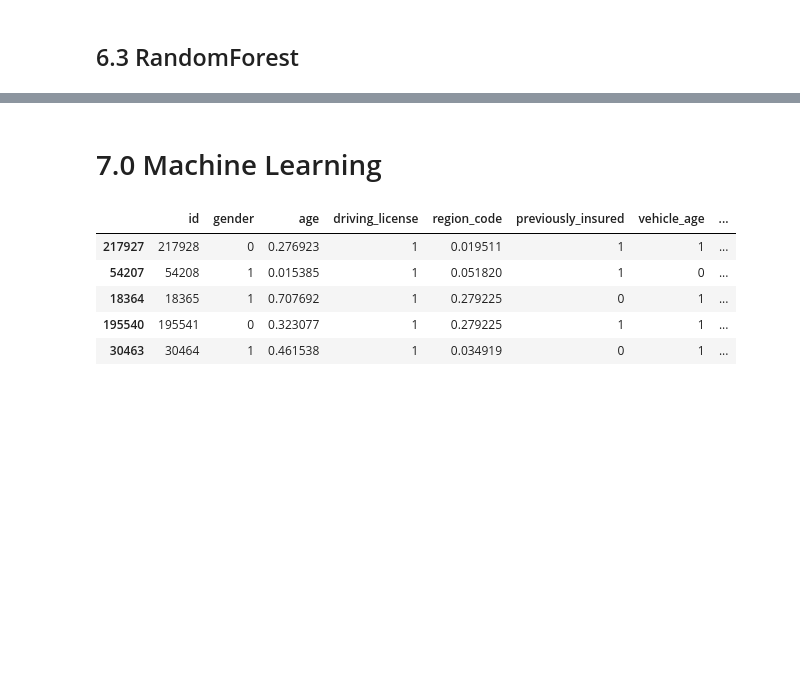
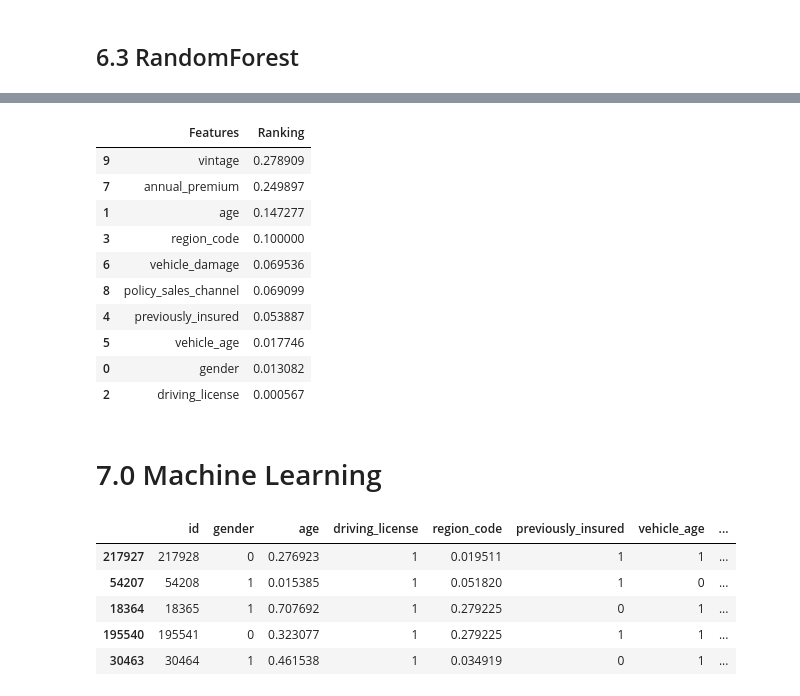
Before and after one commit to EDJR94/pa004_health_insurance, a Jupyter notebook: notebooks/pa004_health_insurance_v3_final.ipynb, the cells around one changed output, grey strips where cells are left out. Saved outputs shown, nothing was run; the diff lists cells and outputs as text; code cells hidden in the pictures; blank space fills up the shorter version.

```diff
--- a/notebooks/pa004_health_insurance_v3_final.ipynb
+++ b/notebooks/pa004_health_insurance_v3_final.ipynb
@@ -686,13 +719,25 @@ df6.head()
 # %%
-# importances = forest.feature_importances_
-# features = {}
+importances = forest.feature_importances_
+features = {}
 
-# for i in range(len(x_train_n.columns)):
-#     features[x_train_n.columns[i]] = importances[i]
+for i in range(len(x_train_n.columns)):
+    features[x_train_n.columns[i]] = importances[i]
 
-# features = pd.DataFrame(features, index=[0])
-# features = features.melt(var_name='Features', value_name='Ranking')
-# features.sort_values(ascending=False, by='Ranking')
+features = pd.DataFrame(features, index=[0])
+features = features.melt(var_name='Features', value_name='Ranking')
+features.sort_values(ascending=False, by='Ranking')
+# %% [output]
+|  | Features | Ranking |
+| 9 | vintage | 0.278909 |
+| 7 | annual_premium | 0.249897 |
+| 1 | age | 0.147277 |
+| 3 | region_code | 0.100000 |
+| 6 | vehicle_damage | 0.069536 |
+| 8 | policy_sales_channel | 0.069099 |
+| 4 | previously_insured | 0.053887 |
+| 5 | vehicle_age | 0.017746 |
+| 0 | gender | 0.013082 |
+| 2 | driving_license | 0.000567 |
 # %%
 cols_selected = {'vintage','annual_premium','age','region_code','vehicle_damage','policy_sales_channel','previously_insured','vehicle_age','gender'}
 # %% [markdown]
```
Also changed, not shown: parts of 47 cells of this notebook.
